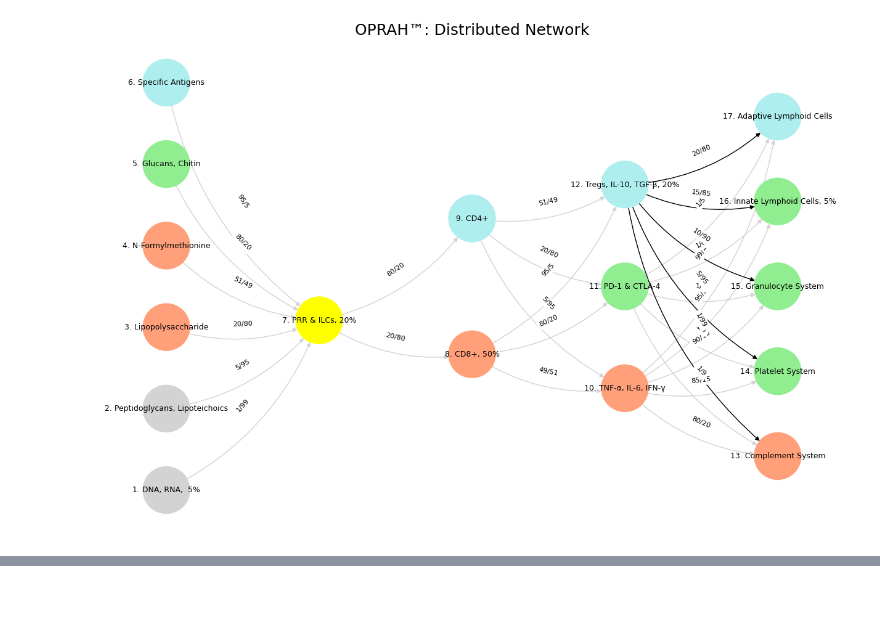
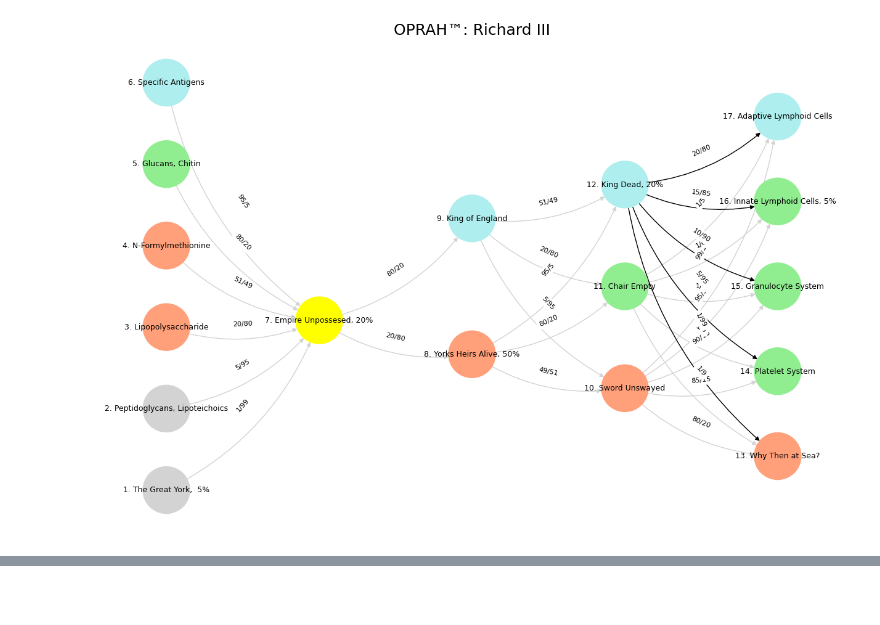
Before and after one commit to abikesa/github, a Jupyter notebook: kitabo/ensi/_build/jupyter_execute/act3/part1/part1_3.ipynb, the cells around one changed output, grey strips where cells are left out. Saved outputs shown, nothing was run; the diff lists cells and outputs as text; code cells hidden in the pictures.

Commit message:
richard iii!!!

```diff
--- a/kitabo/ensi/_build/jupyter_execute/act3/part1/part1_3.ipynb
+++ b/kitabo/ensi/_build/jupyter_execute/act3/part1/part1_3.ipynb
@@ -19,65 +29,65 @@ import networkx as nx
 # Define the neural network layers
 def define_layers():
     return {
-        'Suis': ['DNA, RNA,  5%', 'Peptidoglycans, Lipoteichoics', 'Lipopolysaccharide', 'N-Formylmethionine', "Glucans, Chitin", 'Specific Antigens'],
-        'Voir': ['PRR & ILCs, 20%'],
-        'Choisis': ['CD8+, 50%', 'CD4+'],
-        'Deviens': ['TNF-α, IL-6, IFN-γ', 'PD-1 & CTLA-4', 'Tregs, IL-10, TGF-β, 20%'],
-        "M'èléve": ['Complement System', 'Platelet System', 'Granulocyte System', 'Innate Lymphoid Cells, 5%', 'Adaptive Lymphoid Cells']
+        'Suis': ['The Great York,  5%', 'Peptidoglycans, Lipoteichoics', 'Lipopolysaccharide', 'N-Formylmethionine', "Glucans, Chitin", 'Specific Antigens'],
+        'Voir': ['Empire Unpossesed, 20%'],
+        'Choisis': ['Yorks Heirs Alive, 50%', 'King of England'],
+        'Deviens': ['Sword Unswayed', 'Chair Empty', 'King Dead, 20%'],
+        "M'èléve": ['Why Then at Sea?', 'Platelet System', 'Granulocyte System', 'Innate Lymphoid Cells, 5%', 'Adaptive Lymphoid Cells']
     }
 
 # Assign colors to nodes
 def assign_colors():
     color_map = {
-        'yellow': ['PRR & ILCs, 20%'],
-        'paleturquoise': ['Specific Antigens', 'CD4+', 'Tregs, IL-10, TGF-β, 20%', 'Adaptive Lymphoid Cells'],
-        'lightgreen': ["Glucans, Chitin", 'PD-1 & CTLA-4', 'Platelet System', 'Innate Lymphoid Cells, 5%', 'Granulocyte System'],
-        'lightsalmon': ['Lipopolysaccharide', 'N-Formylmethionine', 'CD8+, 50%', 'TNF-α, IL-6, IFN-γ', 'Complement System'],
+        'yellow': ['Empire Unpossesed, 20%'],
+        'paleturquoise': ['Specific Antigens', 'King of England', 'King Dead, 20%', 'Adaptive Lymphoid Cells'],
+        'lightgreen': ["Glucans, Chitin", 'Chair Empty', 'Platelet System', 'Innate Lymphoid Cells, 5%', 'Granulocyte System'],
+        'lightsalmon': ['Lipopolysaccharide', 'N-Formylmethionine', 'Yorks Heirs Alive, 50%', 'Sword Unswayed', 'Why Then at Sea?'],
     }
     return {node: color for color, nodes in color_map.items() for node in nodes}
 
 # Define edge weights
 def define_edges():
     return {
-        ('DNA, RNA,  5%', 'PRR & ILCs, 20%'): '1/99',
-        ('Peptidoglycans, Lipoteichoics', 'PRR & ILCs, 20%'): '5/95',
-        ('Lipopolysaccharide', 'PRR & ILCs, 20%'): '20/80',
-        ('N-Formylmethionine', 'PRR & ILCs, 20%'): '51/49',
-        ("Glucans, Chitin", 'PRR & ILCs, 20%'): '80/20',
-        ('Specific Antigens', 'PRR & ILCs, 20%'): '95/5',
-        ('PRR & ILCs, 20%', 'CD8+, 50%'): '20/80',
-        ('PRR & ILCs, 20%', 'CD4+'): '80/20',
-        ('CD8+, 50%', 'TNF-α, IL-6, IFN-γ'): '49/51',
-        ('CD8+, 50%', 'PD-1 & CTLA-4'): '80/20',
-        ('CD8+, 50%', 'Tregs, IL-10, TGF-β, 20%'): '95/5',
-        ('CD4+', 'TNF-α, IL-6, IFN-γ'): '5/95',
-        ('CD4+', 'PD-1 & CTLA-4'): '20/80',
-        ('CD4+', 'Tregs, IL-10, TGF-β, 20%'): '51/49',
-        ('TNF-α, IL-6, IFN-γ', 'Complement System'): '80/20',
-        ('TNF-α, IL-6, IFN-γ', 'Platelet System'): '85/15',
-        ('TNF-α, IL-6, IFN-γ', 'Granulocyte System'): '90/10',
-        ('TNF-α, IL-6, IFN-γ', 'Innate Lymphoid Cells, 5%'): '95/5',
-        ('TNF-α, IL-6, IFN-γ', 'Adaptive Lymphoid Cells'): '99/1',
-        ('PD-1 & CTLA-4', 'Complement System'): '1/9',
-        ('PD-1 & CTLA-4', 'Platelet System'): '1/8',
-        ('PD-1 & CTLA-4', 'Granulocyte System'): '1/7',
-        ('PD-1 & CTLA-4', 'Innate Lymphoid Cells, 5%'): '1/6',
-        ('PD-1 & CTLA-4', 'Adaptive Lymphoid Cells'): '1/5',
-        ('Tregs, IL-10, TGF-β, 20%', 'Complement System'): '1/99',
-        ('Tregs, IL-10, TGF-β, 20%', 'Platelet System'): '5/95',
-        ('Tregs, IL-10, TGF-β, 20%', 'Granulocyte System'): '10/90',
-        ('Tregs, IL-10, TGF-β, 20%', 'Innate Lymphoid Cells, 5%'): '15/85',
-        ('Tregs, IL-10, TGF-β, 20%', 'Adaptive Lymphoid Cells'): '20/80'
+        ('The Great York,  5%', 'Empire Unpossesed, 20%'): '1/99',
+        ('Peptidoglycans, Lipoteichoics', 'Empire Unpossesed, 20%'): '5/95',
+        ('Lipopolysaccharide', 'Empire Unpossesed, 20%'): '20/80',
+        ('N-Formylmethionine', 'Empire Unpossesed, 20%'): '51/49',
+        ("Glucans, Chitin", 'Empire Unpossesed, 20%'): '80/20',
+        ('Specific Antigens', 'Empire Unpossesed, 20%'): '95/5',
+        ('Empire Unpossesed, 20%', 'Yorks Heirs Alive, 50%'): '20/80',
+        ('Empire Unpossesed, 20%', 'King of England'): '80/20',
+        ('Yorks Heirs Alive, 50%', 'Sword Unswayed'): '49/51',
+        ('Yorks Heirs Alive, 50%', 'Chair Empty'): '80/20',
+        ('Yorks Heirs Alive, 50%', 'King Dead, 20%'): '95/5',
+        ('King of England', 'Sword Unswayed'): '5/95',
+        ('King of England', 'Chair Empty'): '20/80',
+        ('King of England', 'King Dead, 20%'): '51/49',
+        ('Sword Unswayed', 'Why Then at Sea?'): '80/20',
+        ('Sword Unswayed', 'Platelet System'): '85/15',
+        ('Sword Unswayed', 'Granulocyte System'): '90/10',
+        ('Sword Unswayed', 'Innate Lymphoid Cells, 5%'): '95/5',
+        ('Sword Unswayed', 'Adaptive Lymphoid Cells'): '99/1',
+        ('Chair Empty', 'Why Then at Sea?'): '1/9',
+        ('Chair Empty', 'Platelet System'): '1/8',
+        ('Chair Empty', 'Granulocyte System'): '1/7',
+        ('Chair Empty', 'Innate Lymphoid Cells, 5%'): '1/6',
+        ('Chair Empty', 'Adaptive Lymphoid Cells'): '1/5',
+        ('King Dead, 20%', 'Why Then at Sea?'): '1/99',
+        ('King Dead, 20%', 'Platelet System'): '5/95',
+        ('King Dead, 20%', 'Granulocyte System'): '10/90',
+        ('King Dead, 20%', 'Innate Lymphoid Cells, 5%'): '15/85',
+        ('King Dead, 20%', 'Adaptive Lymphoid Cells'): '20/80'
     }
 
 # Define edges to be highlighted in black
 def define_black_edges():
     return {
-        ('Tregs, IL-10, TGF-β, 20%', 'Complement System'): '1/99',
-        ('Tregs, IL-10, TGF-β, 20%', 'Platelet System'): '5/95',
-        ('Tregs, IL-10, TGF-β, 20%', 'Granulocyte System'): '10/90',
-        ('Tregs, IL-10, TGF-β, 20%', 'Innate Lymphoid Cells, 5%'): '15/85',
-        ('Tregs, IL-10, TGF-β, 20%', 'Adaptive Lymphoid Cells'): '20/80'
+        ('King Dead, 20%', 'Why Then at Sea?'): '1/99',
+        ('King Dead, 20%', 'Platelet System'): '5/95',
+        ('King Dead, 20%', 'Granulocyte System'): '10/90',
+        ('King Dead, 20%', 'Innate Lymphoid Cells, 5%'): '15/85',
+        ('King Dead, 20%', 'Adaptive Lymphoid Cells'): '20/80'
     }
 
 # Calculate node positions
@@ -109,32 +119,32 @@ def visualize_nn():
         positions = calculate_positions(nodes, x_offset=i * 2)
         for node, position in zip(nodes, positions):
             new_node = mapping[node]
             G.add_node(new_node, layer=layer_name)
             pos[new_node] = position
             node_colors.append(colors.get(node, 'lightgray'))
 
     # Add edges with updated node labels
     edge_colors = []
     for (source, target), weight in edges.items():
         if source in mapping and target in mapping:
             new_source = mapping[source]
             new_target = mapping[target]
             G.add_edge(new_source, new_target, weight=weight)
             edge_colors.append('black' if (source, target) in black_edges else 'lightgrey')
 
     # Draw the graph
     plt.figure(figsize=(12, 8))
     edges_labels = {(u, v): d["weight"] for u, v, d in G.edges(data=True)}
 
     nx.draw(
         G, pos, with_labels=True, node_color=node_colors, edge_color=edge_colors,
         node_size=3000, font_size=9, connectionstyle="arc3,rad=0.2"
     )
     nx.draw_networkx_edge_labels(G, pos, edge_labels=edges_labels, font_size=8)
-    plt.title("OPRAH™: Distributed Network", fontsize=18)
+    plt.title("OPRAH™: Richard III", fontsize=18)
     plt.show()
 
 # Run the visualization
 visualize_nn()
 # %% [output]
-[figure, old version]
+[figure, new version]
```
Also changed, not shown: parts of 3 cells of this notebook, 6 other files.
